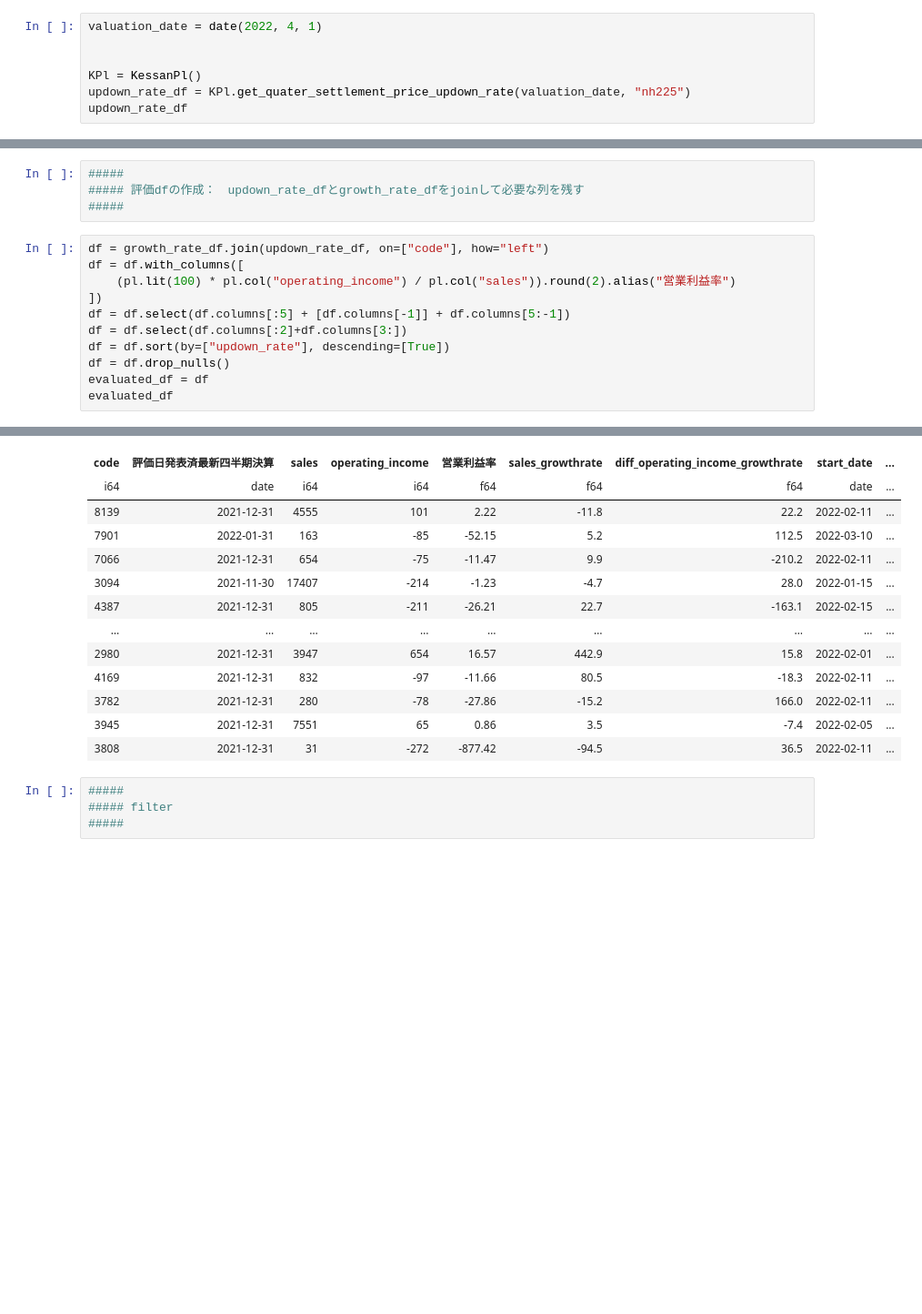
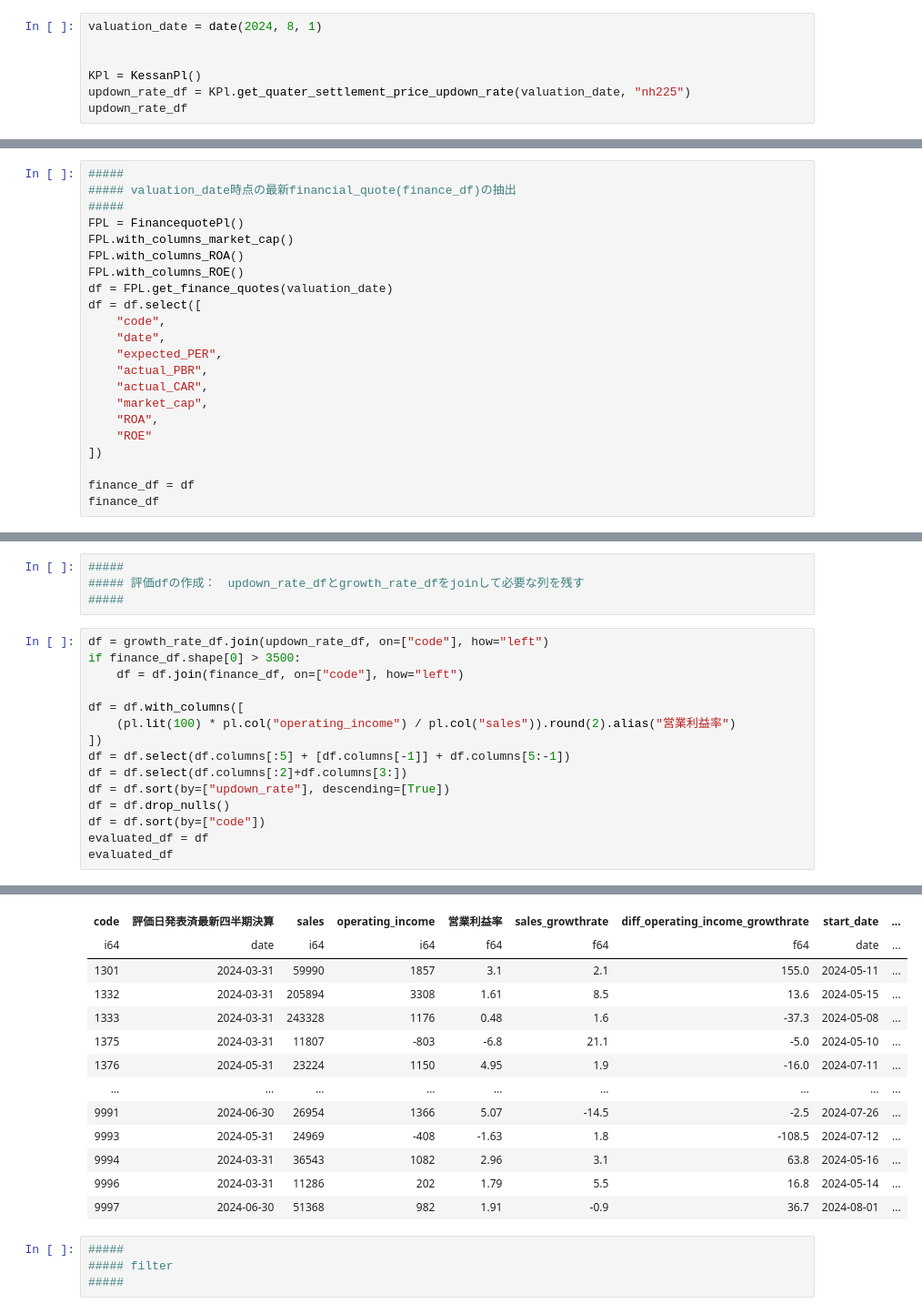
Before and after one commit to ogs-digilfe/wequant, a Jupyter notebook: notebooks/analysis/四半期騰落率過去分析1.ipynb, the cells around one changed output, grey strips where cells are left out. Shown at 91% size. Saved outputs shown, nothing was run; the diff lists cells and outputs as text; blank space fills up the shorter version.

```diff
--- a/notebooks/analysis/四半期騰落率過去分析1.ipynb
+++ b/notebooks/analysis/四半期騰落率過去分析1.ipynb
@@ -30,7 +28,7 @@ SPL = ShikihoPl()
 ##### 評価日における四半期騰落率一覧
 #####
 # %%
-valuation_date = date(2022, 4, 1)
+valuation_date = date(2024, 8, 1)
 
 
 KPl = KessanPl()
@@ -88,0 +87,22 @@ shape: (3_733, 7)
+# %%
+#####
+##### valuation_date時点の最新financial_quote(finance_df)の抽出
+#####
+FPL = FinancequotePl()
+FPL.with_columns_market_cap()
+FPL.with_columns_ROA()
+FPL.with_columns_ROE()
+df = FPL.get_finance_quotes(valuation_date)
+df = df.select([
+    "code",
+    "date",
+    "expected_PER",
+    "actual_PBR",
+    "actual_CAR",
+    "market_cap",
+    "ROA",
+    "ROE"
+])
+
+finance_df = df
+finance_df
@@ -92,6 +127,9 @@ shape: (3_733, 7)
 #####
 # %%
 df = growth_rate_df.join(updown_rate_df, on=["code"], how="left")
+if finance_df.shape[0] > 3500:
+    df = df.join(finance_df, on=["code"], how="left")
+
 df = df.with_columns([
     (pl.lit(100) * pl.col("operating_income") / pl.col("sales")).round(2).alias("営業利益率")
 ])
@@ -99,6 +137,7 @@ df = df.select(df.columns[:5] + [df.columns[-1]] + df.columns[5:-1])
 df = df.select(df.columns[:2]+df.columns[3:])
 df = df.sort(by=["updown_rate"], descending=[True])
 df = df.drop_nulls()
+df = df.sort(by=["code"])
 evaluated_df = df
 evaluated_df
 # %% [output]
@@ -106,16 +145,16 @@ shape: (3_550, 11)
 | code | 評価日発表済最新四半期決算 | sales | operating_income | 営業利益率 | sales_growthrate | diff_operating_income_growthrate | start_date | ... |
 | i64 | date | i64 | i64 | f64 | f64 | f64 | date | ... |
-| 8139 | 2021-12-31 | 4555 | 101 | 2.22 | -11.8 | 22.2 | 2022-02-11 | ... |
-| 7901 | 2022-01-31 | 163 | -85 | -52.15 | 5.2 | 112.5 | 2022-03-10 | ... |
-| 7066 | 2021-12-31 | 654 | -75 | -11.47 | 9.9 | -210.2 | 2022-02-11 | ... |
-| 3094 | 2021-11-30 | 17407 | -214 | -1.23 | -4.7 | 28.0 | 2022-01-15 | ... |
-| 4387 | 2021-12-31 | 805 | -211 | -26.21 | 22.7 | -163.1 | 2022-02-15 | ... |
+| 1301 | 2024-03-31 | 59990 | 1857 | 3.1 | 2.1 | 155.0 | 2024-05-11 | ... |
+| 1332 | 2024-03-31 | 205894 | 3308 | 1.61 | 8.5 | 13.6 | 2024-05-15 | ... |
+| 1333 | 2024-03-31 | 243328 | 1176 | 0.48 | 1.6 | -37.3 | 2024-05-08 | ... |
+| 1375 | 2024-03-31 | 11807 | -803 | -6.8 | 21.1 | -5.0 | 2024-05-10 | ... |
+| 1376 | 2024-05-31 | 23224 | 1150 | 4.95 | 1.9 | -16.0 | 2024-07-11 | ... |
 | … | … | … | … | … | … | … | … | ... |
-| 2980 | 2021-12-31 | 3947 | 654 | 16.57 | 442.9 | 15.8 | 2022-02-01 | ... |
-| 4169 | 2021-12-31 | 832 | -97 | -11.66 | 80.5 | -18.3 | 2022-02-11 | ... |
-| 3782 | 2021-12-31 | 280 | -78 | -27.86 | -15.2 | 166.0 | 2022-02-11 | ... |
-| 3945 | 2021-12-31 | 7551 | 65 | 0.86 | 3.5 | -7.4 | 2022-02-05 | ... |
-| 3808 | 2021-12-31 | 31 | -272 | -877.42 | -94.5 | 36.5 | 2022-02-11 | ... |
+| 9991 | 2024-06-30 | 26954 | 1366 | 5.07 | -14.5 | -2.5 | 2024-07-26 | ... |
+| 9993 | 2024-05-31 | 24969 | -408 | -1.63 | 1.8 | -108.5 | 2024-07-12 | ... |
+| 9994 | 2024-03-31 | 36543 | 1082 | 2.96 | 3.1 | 63.8 | 2024-05-16 | ... |
+| 9996 | 2024-03-31 | 11286 | 202 | 1.79 | 5.5 | 16.8 | 2024-05-14 | ... |
+| 9997 | 2024-06-30 | 51368 | 982 | 1.91 | -0.9 | 36.7 | 2024-08-01 | ... |
 # %%
 #####
 ##### filter
```
Also changed, not shown: parts of 9 cells of this notebook, 3 other files.
